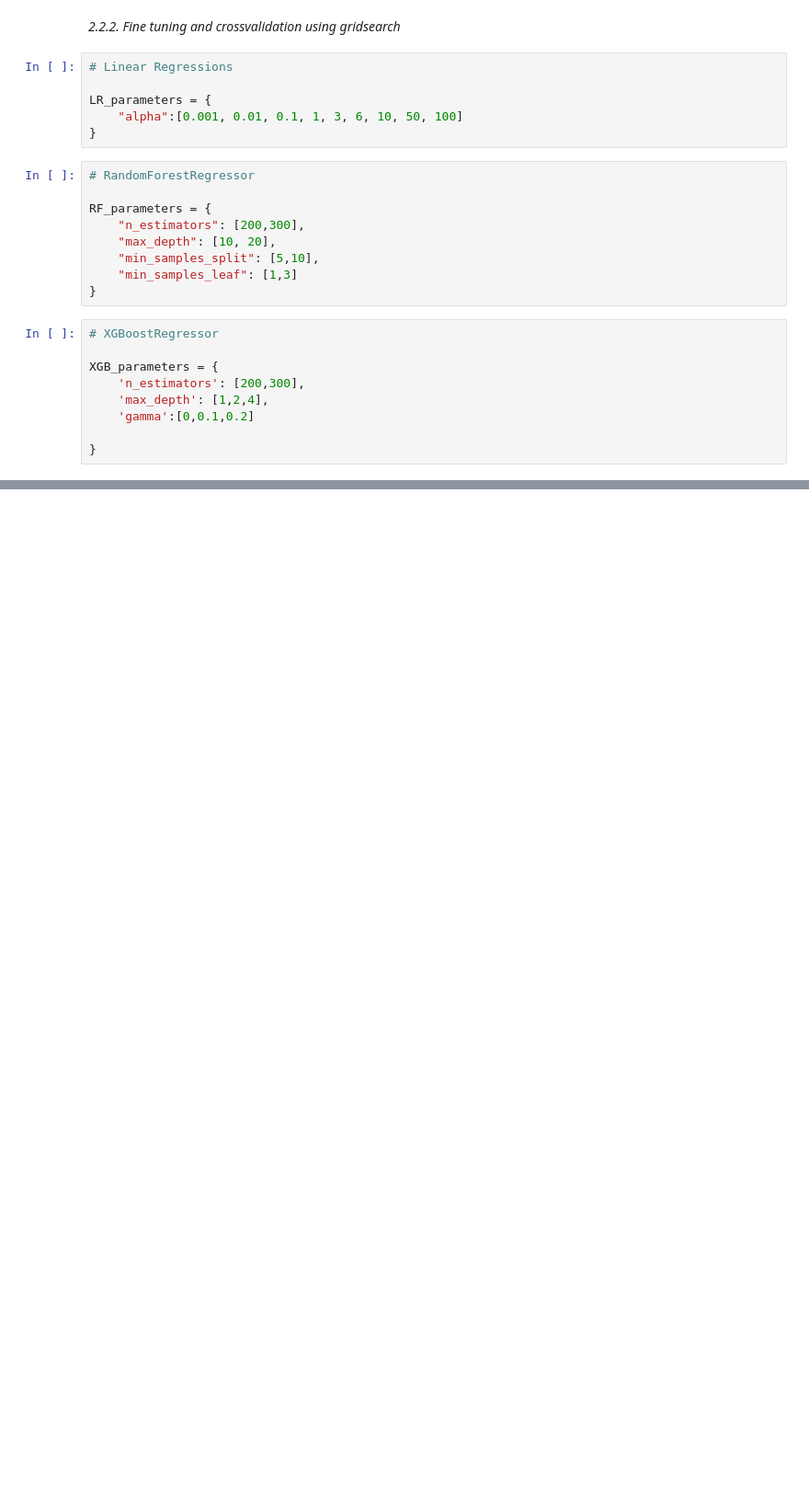
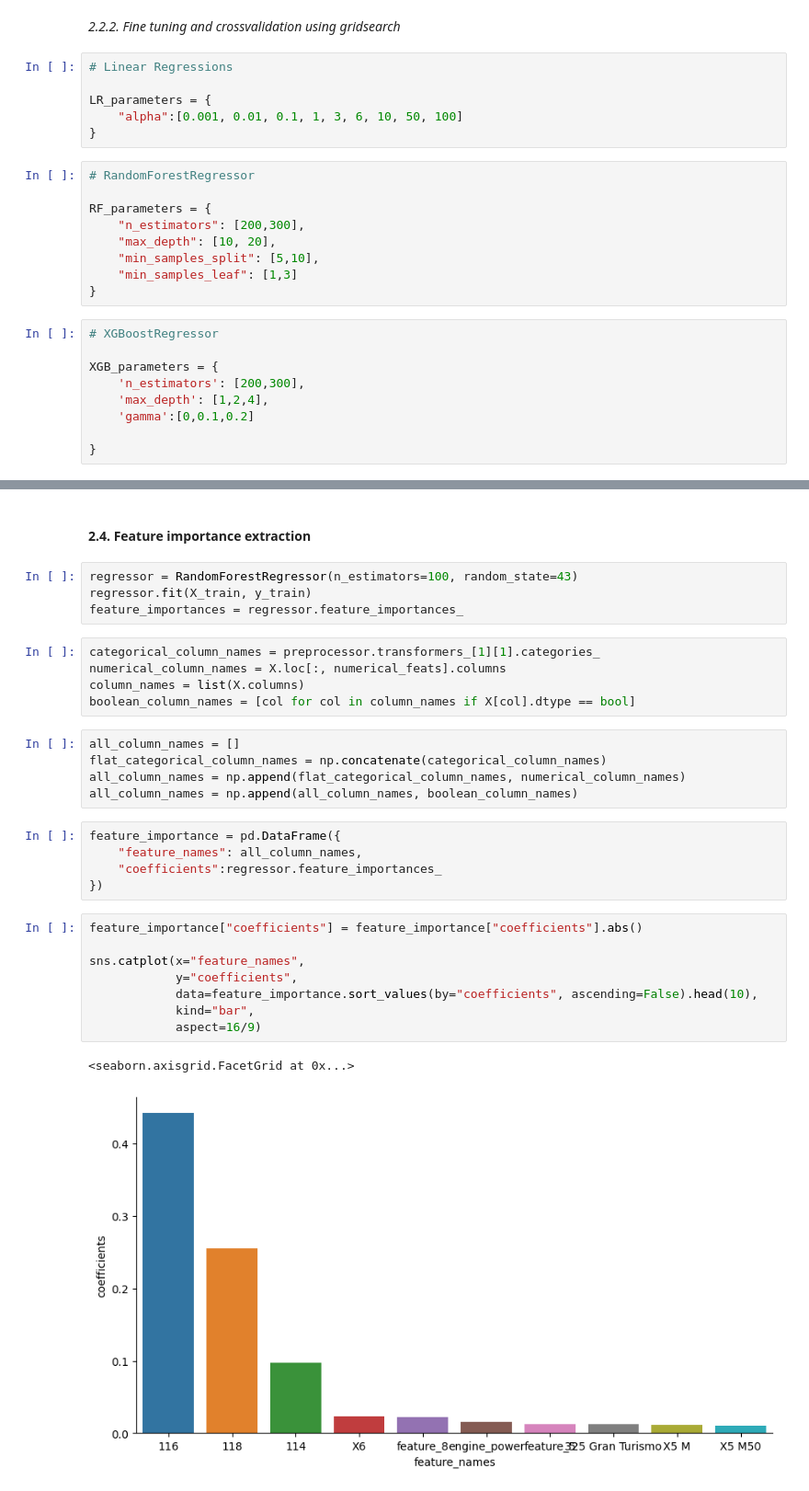
Before and after one commit to Mauvois/checkpoint_1, a Jupyter notebook: checkpoint1_MAUVOIS.ipynb, the cells around one changed output, grey strips where cells are left out. Shown at 92% size. Drawn from its saved outputs; the diff is of its cells as text; blank space fills up the shorter version.

```diff
--- a/checkpoint1_MAUVOIS.ipynb
+++ b/checkpoint1_MAUVOIS.ipynb
@@ -407,0 +394,32 @@ Root Mean Square Error: 5959
+# %% [markdown]
+#### 2.4. Feature importance extraction
+# %%
+regressor = RandomForestRegressor(n_estimators=100, random_state=43)
+regressor.fit(X_train, y_train)
+feature_importances = regressor.feature_importances_
+# %%
+categorical_column_names = preprocessor.transformers_[1][1].categories_
+numerical_column_names = X.loc[:, numerical_feats].columns
+column_names = list(X.columns)
+boolean_column_names = [col for col in column_names if X[col].dtype == bool]
+# %%
+all_column_names = []
+flat_categorical_column_names = np.concatenate(categorical_column_names)
+all_column_names = np.append(flat_categorical_column_names, numerical_column_names)
+all_column_names = np.append(all_column_names, boolean_column_names)
+# %%
+feature_importance = pd.DataFrame({
+    "feature_names": all_column_names,
+    "coefficients":regressor.feature_importances_
+})
+# %%
+feature_importance["coefficients"] = feature_importance["coefficients"].abs()
+
+sns.catplot(x="feature_names",
+            y="coefficients",
+            data=feature_importance.sort_values(by="coefficients", ascending=False).head(10),
+            kind="bar",
+            aspect=16/9)
+# %% [output]
+<seaborn.axisgrid.FacetGrid at 0x...>
+[figure, added]
```
Also changed, not shown: parts of 15 cells of this notebook.
